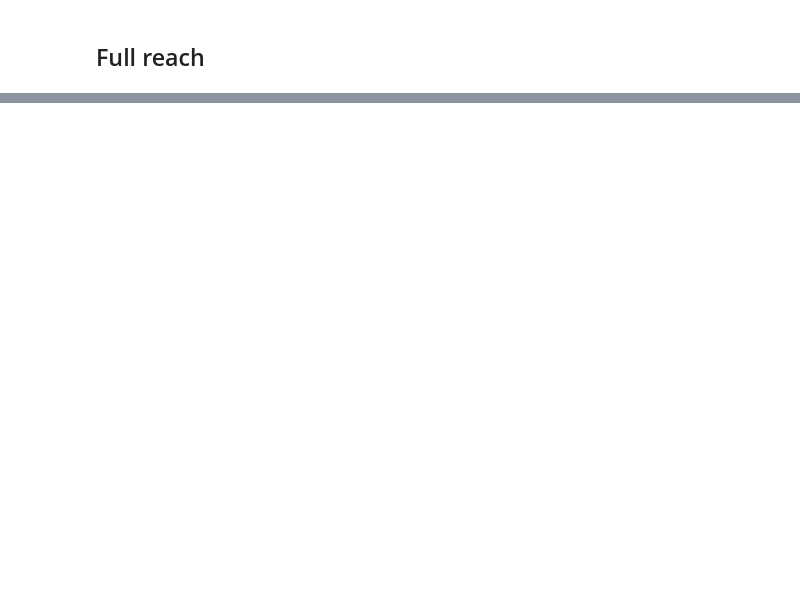
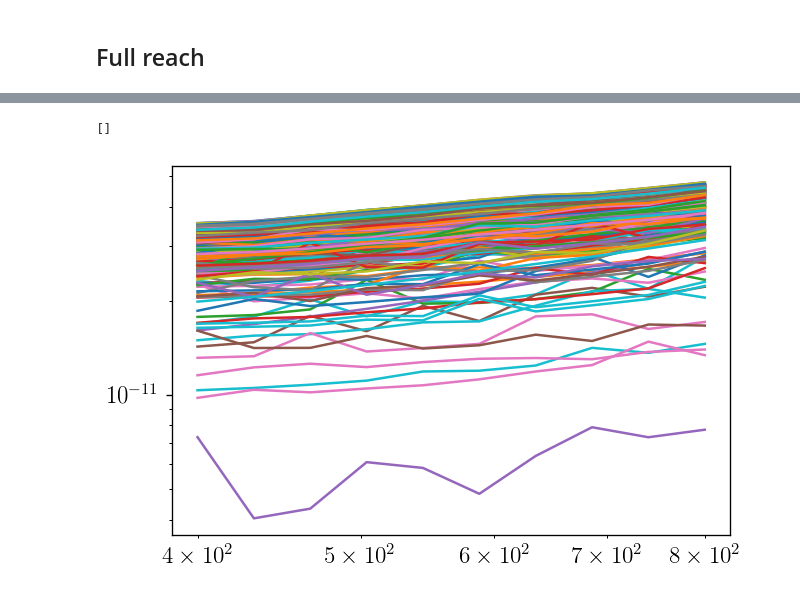
Before and after one commit to yitiansun/axion-mirror, a Jupyter notebook: estimates/plot_reach.ipynb, the cells around one changed output, grey strips where cells are left out. Saved outputs shown, nothing was run; the diff lists cells and outputs as text; code cells hidden in the pictures; blank space fills up the shorter version.

```diff
--- a/estimates/plot_reach.ipynb
+++ b/estimates/plot_reach.ipynb
@@ -228,0 +291,11 @@ fig.savefig(f'../outputs/reach_plots/reach_{var_flag}.pdf')
+# %%
+with h5py.File(f"../outputs/plot_data/{pc.name}/total-nofree.h5", 'r') as hf:
+    nu_arr = np.array(hf['nu'][:])
+    gagg_arr = np.array(hf['gagg'][:])
+# %%
+for line in gagg_arr:
+    plt.plot(nu_arr, line)
+plt.loglog()
+# %% [output]
+[]
+[figure, added]
```
Also changed, not shown: parts of 13 cells of this notebook, 9 other files.
